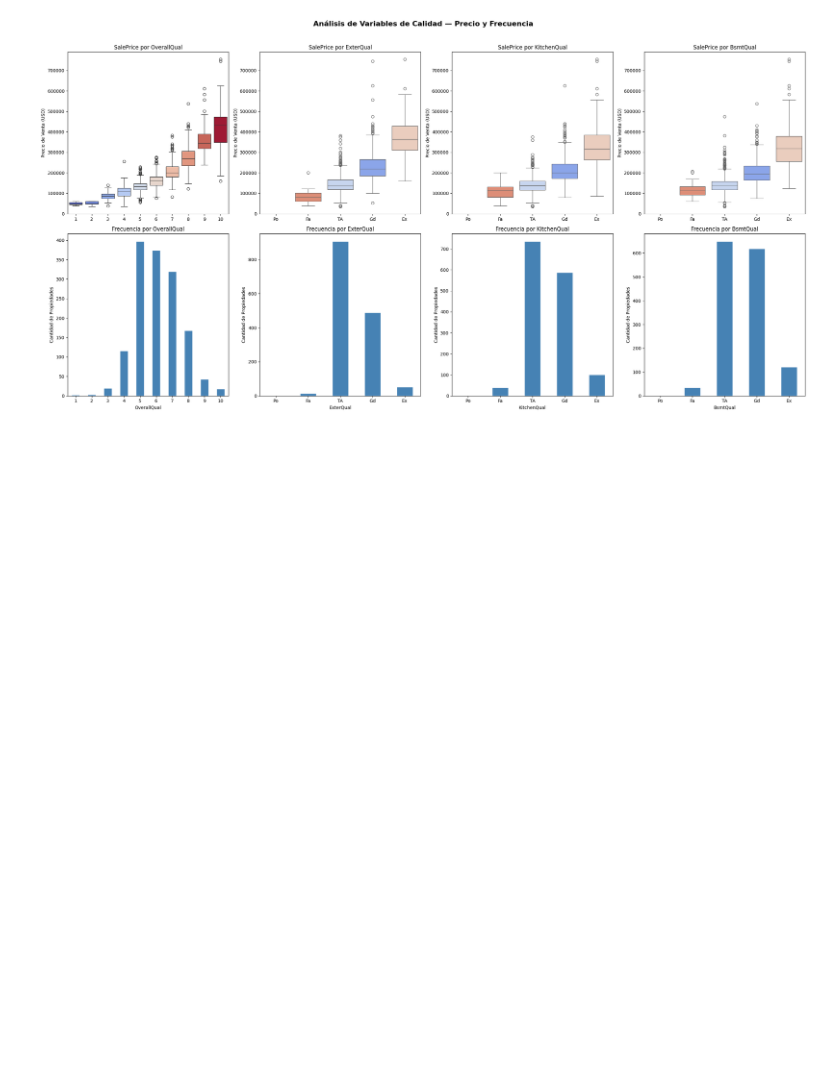
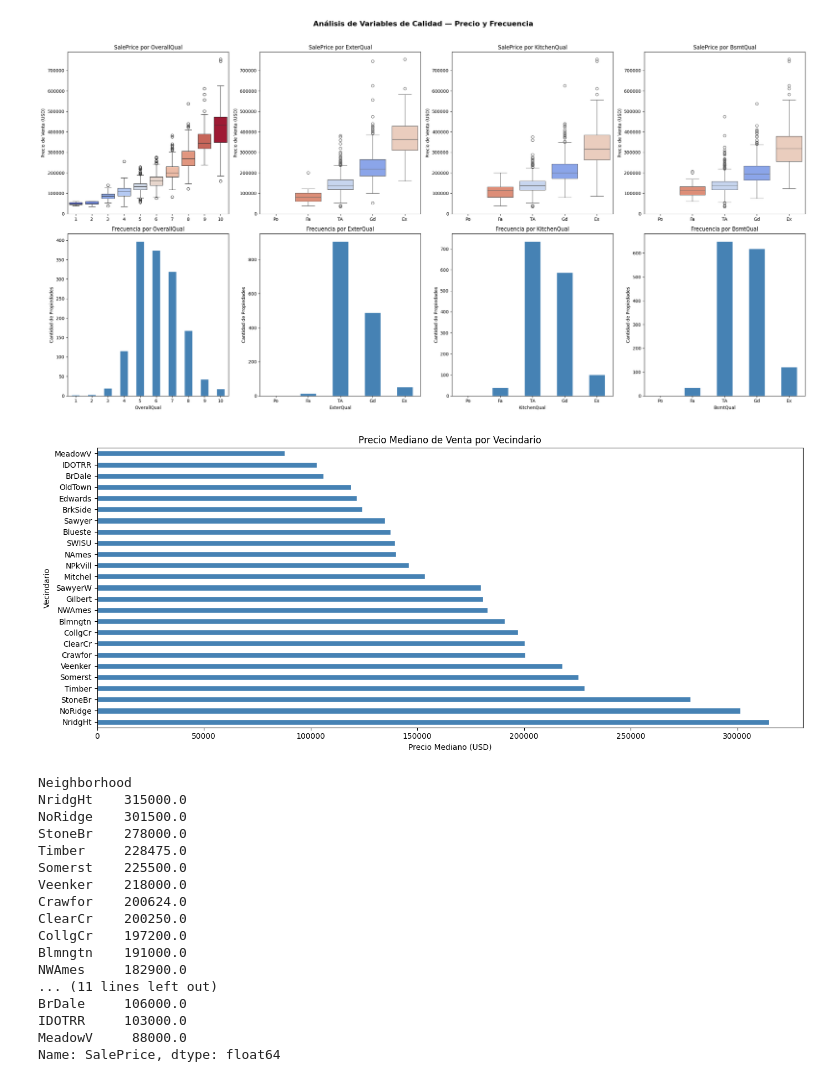
Before and after one commit to FelipeCH13/vortex-house-prices, a Jupyter notebook: src/notebooks/01_eda.ipynb, the cells around one changed output. Drawn from its saved outputs; the diff is of its cells as text; code cells hidden in the pictures; blank space fills up the shorter version.

```diff
--- a/src/notebooks/01_eda.ipynb
+++ b/src/notebooks/01_eda.ipynb
@@ -474,3 +479,37 @@ plt.tight_layout()
 plt.show()
 # %% [output]
 [figure]
+# %%
+# Calculamos el precio mediano por vecindario
+# Usamos mediana porque es robusta ante outliers
+neighborhood_precio = df.groupby('Neighborhood')['SalePrice'].median().sort_values(ascending=False)
+
+# Visualizamos precio mediano por vecindario
+plt.figure(figsize=(14, 6))
+neighborhood_precio.plot(kind='barh', color='steelblue', edgecolor='white')
+plt.title('Precio Mediano de Venta por Vecindario')
+plt.xlabel('Precio Mediano (USD)')
+plt.ylabel('Vecindario')
+plt.tight_layout()
+plt.show()
+
+print(neighborhood_precio)
+# %% [output]
+[figure, added]
+Neighborhood
+NridgHt    315000.0
+NoRidge    301500.0
+StoneBr    278000.0
+Timber     228475.0
+Somerst    225500.0
+Veenker    218000.0
+Crawfor    200624.0
+ClearCr    200250.0
+CollgCr    197200.0
+Blmngtn    191000.0
+NWAmes     182900.0
+... (11 lines left out)
+BrDale     106000.0
+IDOTRR     103000.0
+MeadowV     88000.0
+Name: SalePrice, dtype: float64
```
Also changed, not shown: parts of 3 cells of this notebook, 2 other files.
